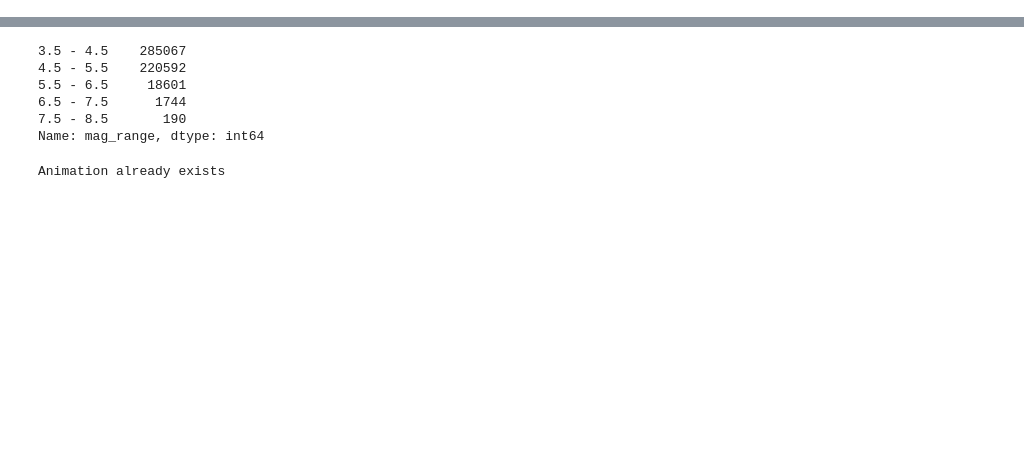
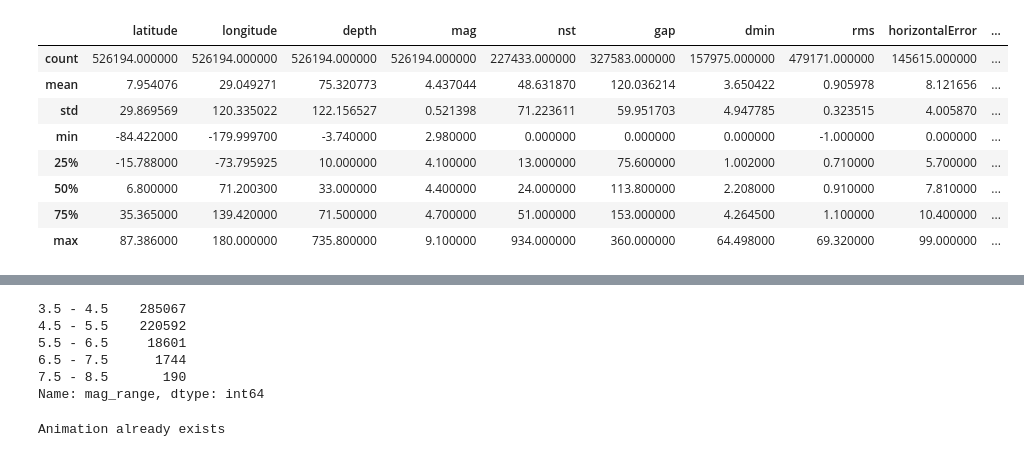
Before and after one commit to badicev/Holistic-Data-Science-Bootcamp-2, a Jupyter notebook: Earthquakes EDA2.ipynb, the cells around one changed output, grey strips where cells are left out. Saved outputs shown, nothing was run; the diff lists cells and outputs as text; code cells hidden in the pictures; blank space fills up the shorter version.

```diff
--- a/Earthquakes EDA2.ipynb
+++ b/Earthquakes EDA2.ipynb
@@ -13,3 +14,15 @@ data1['Mn'] = data1['time'].dt.minute
 data1['Sec'] = data1['time'].dt.second
 data1 = data1.sort_values(by='time')
 data1 = data1.drop(['time'], axis=1)
+# %%
+data1.describe()
+# %% [output]
+|  | latitude | longitude | depth | mag | nst | gap | dmin | rms | horizontalError | ... |
+| count | 526194.000000 | 526194.000000 | 526194.000000 | 526194.000000 | 227433.000000 | 327583.000000 | 157975.000000 | 479171.000000 | 145615.000000 | ... |
+| mean | 7.954076 | 29.049271 | 75.320773 | 4.437044 | 48.631870 | 120.036214 | 3.650422 | 0.905978 | 8.121656 | ... |
+| std | 29.869569 | 120.335022 | 122.156527 | 0.521398 | 71.223611 | 59.951703 | 4.947785 | 0.323515 | 4.005870 | ... |
+| min | -84.422000 | -179.999700 | -3.740000 | 2.980000 | 0.000000 | 0.000000 | 0.000000 | -1.000000 | 0.000000 | ... |
+| 25% | -15.788000 | -73.795925 | 10.000000 | 4.100000 | 13.000000 | 75.600000 | 1.002000 | 0.710000 | 5.700000 | ... |
+| 50% | 6.800000 | 71.200300 | 33.000000 | 4.400000 | 24.000000 | 113.800000 | 2.208000 | 0.910000 | 7.810000 | ... |
+| 75% | 35.365000 | 139.420000 | 71.500000 | 4.700000 | 51.000000 | 153.000000 | 4.264500 | 1.100000 | 10.400000 | ... |
+| max | 87.386000 | 180.000000 | 735.800000 | 9.100000 | 934.000000 | 360.000000 | 64.498000 | 69.320000 | 99.000000 | ... |
```
Also changed, not shown: parts of 10 cells of this notebook.
